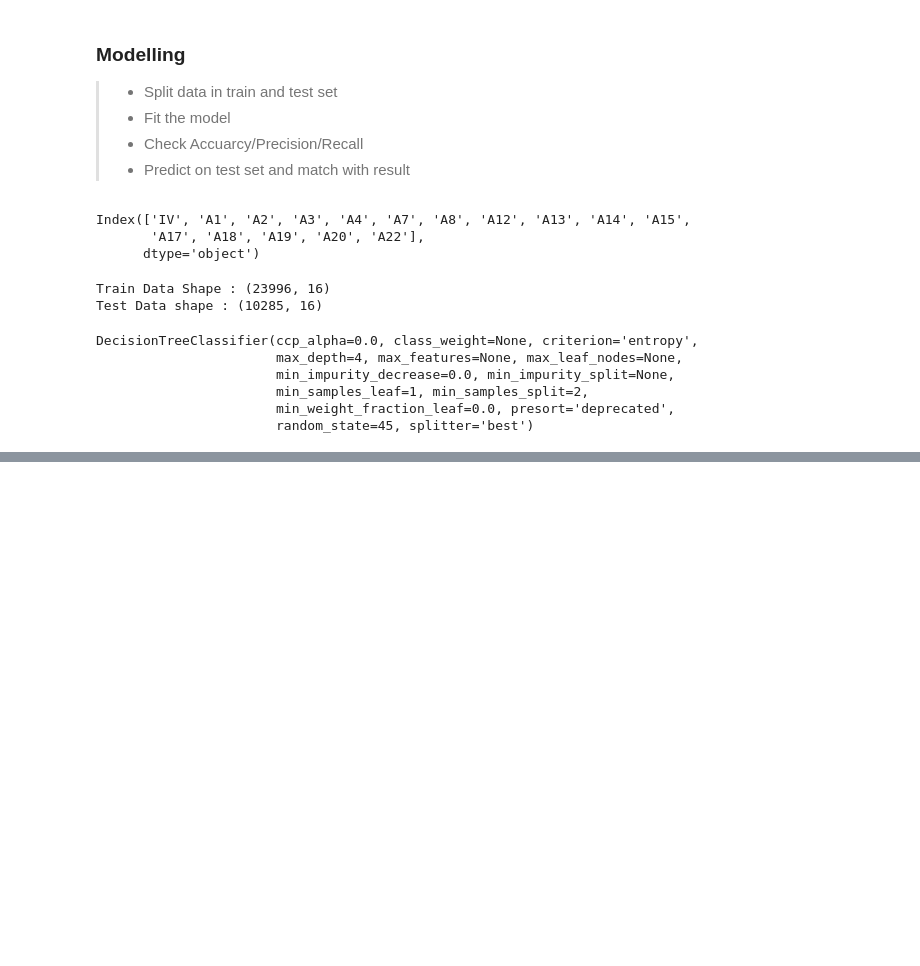
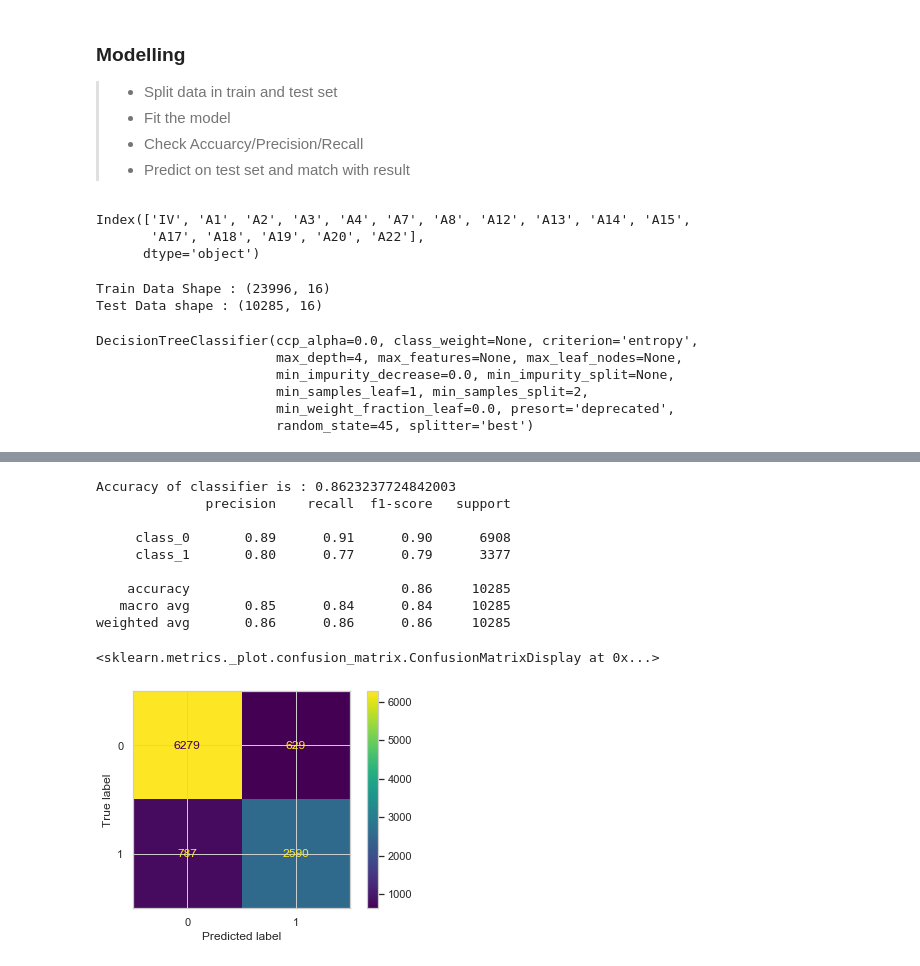
Before and after one commit to ankygupta9999/coronary-heart-disease-prediction, a Jupyter notebook: coronary-heart-disease-prediction.ipynb, the cells around one changed output, grey strips where cells are left out. Cells and saved outputs as stored; diff of their text form; code cells hidden in the pictures; blank space fills up the shorter version.

```diff
--- a/coronary-heart-disease-prediction.ipynb
+++ b/coronary-heart-disease-prediction.ipynb
@@ -668,0 +669,4 @@ Image(graph.create_png())
+# %%
+#random forest classifier
+model_rf = RandomForestClassifier(n_estimators=45, max_depth=5, random_state=45)
+model_rf
@@ -668,0 +682,19 @@ Image(graph.create_png())
+# %%
+model_rf.fit(X_train, y_train)
+y_predict_rf = model_rf.predict(X=X_test)
+# validate accuracy
+print ("Accuracy of classifier is :", accuracy_score(y_true=y_test, y_pred=y_predict_rf))
+print (classification_report(y_true=y_test, y_pred=y_predict_rf, target_names=['class_0','class_1']))
+plot_confusion_matrix(estimator=model_rf, X=X_test, y_true=y_test, values_format='.0f')
+# %% [output]
+Accuracy of classifier is : 0.8623237724842003
+              precision    recall  f1-score   support
+
+     class_0       0.89      0.91      0.90      6908
+     class_1       0.80      0.77      0.79      3377
+
+    accuracy                           0.86     10285
+   macro avg       0.85      0.84      0.84     10285
+weighted avg       0.86      0.86      0.86     10285
+<sklearn.metrics._plot.confusion_matrix.ConfusionMatrixDisplay at 0x...>
+[figure, added]
```
Also changed, not shown: parts of 22 cells of this notebook, 1 other file.
